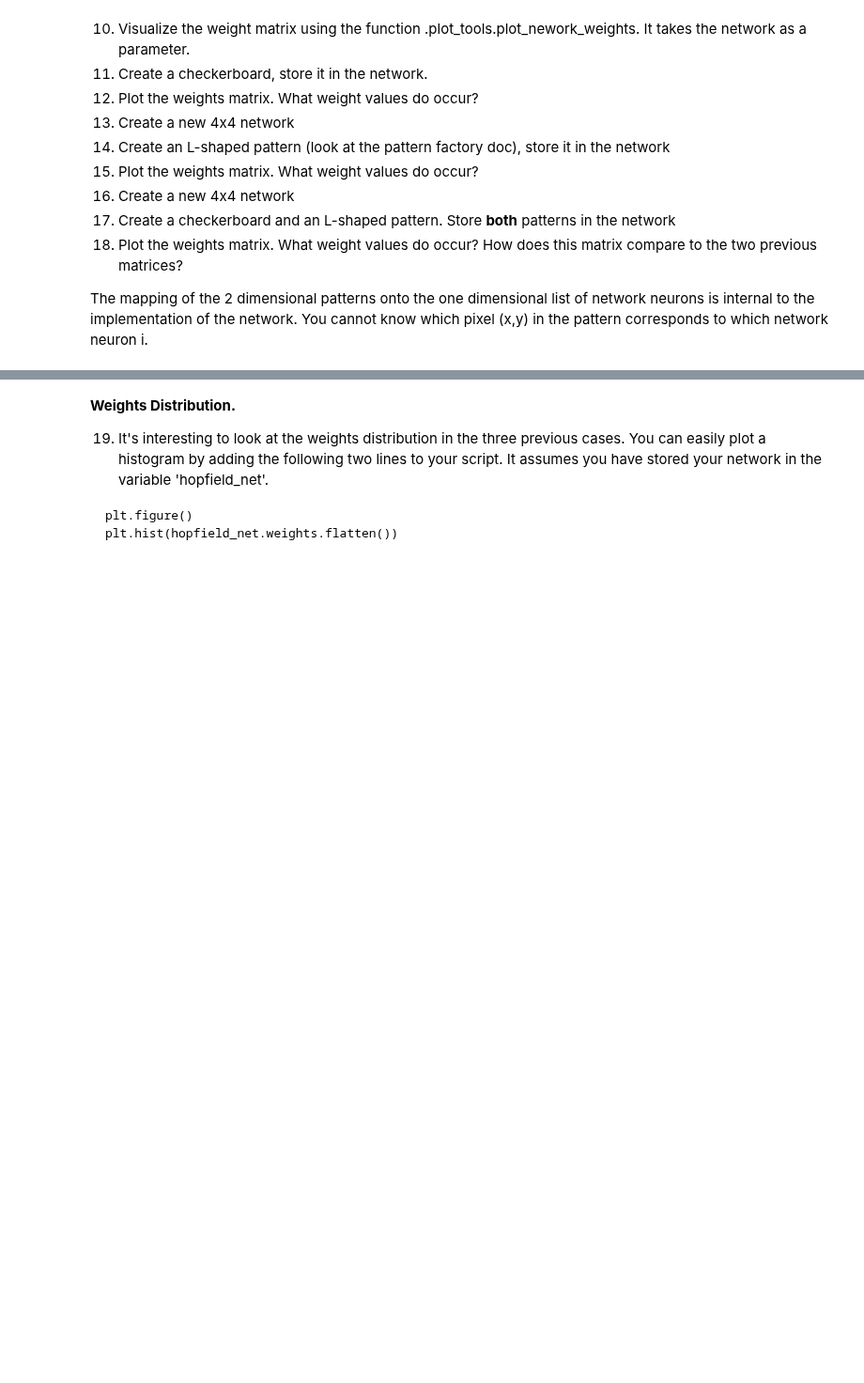
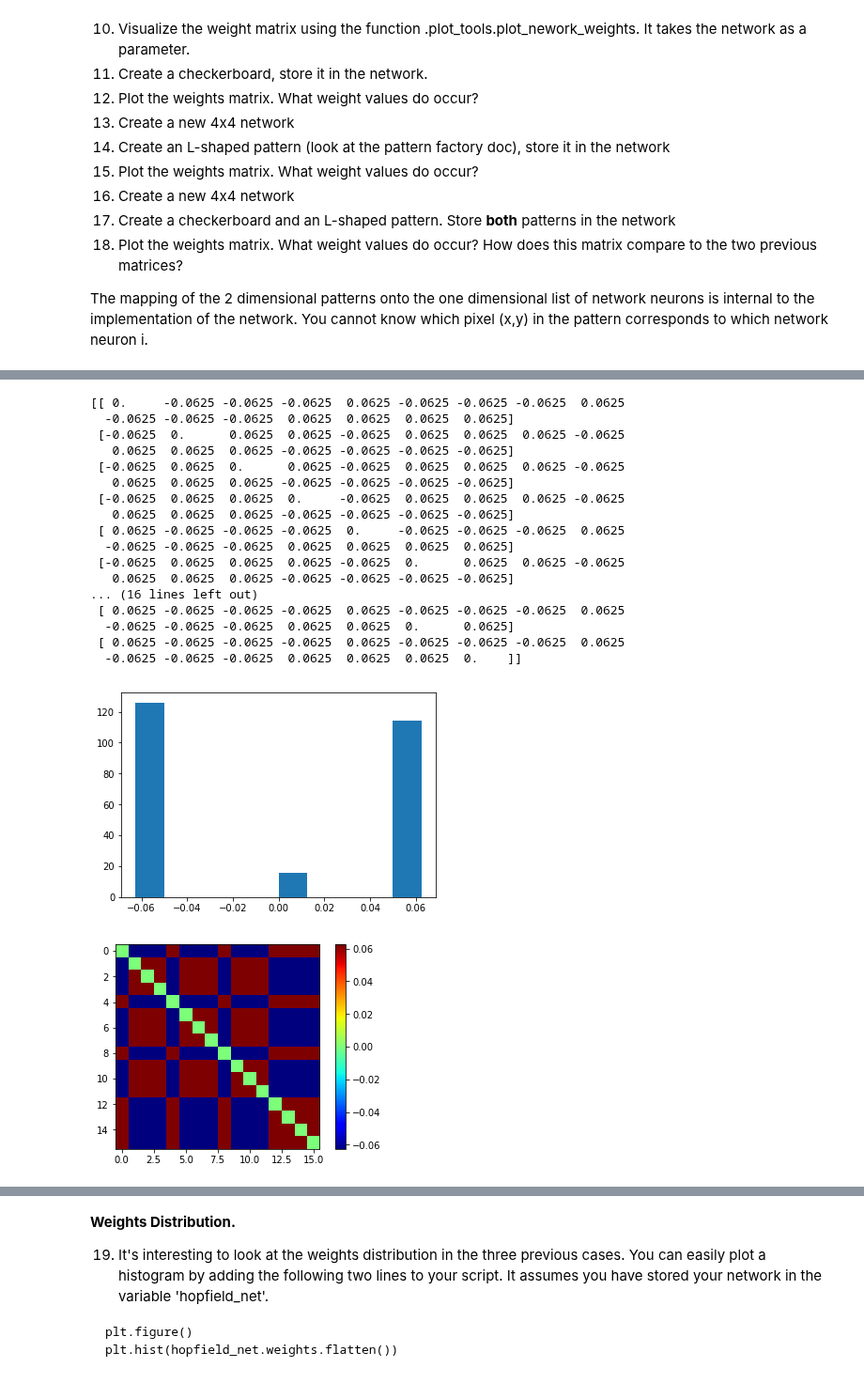
Before and after one commit to mackelab/msne-lsmlsda-2019, a Jupyter notebook: your-code/project1_NiLi/01_hopfield_network.ipynb, the cells around one changed output, grey strips where cells are left out. Shown at 94% size. Cells and saved outputs as stored; diff of their text form; code cells hidden in the pictures; blank space fills up the shorter version.

```diff
--- a/your-code/project1_NiLi/01_hopfield_network.ipynb
+++ b/your-code/project1_NiLi/01_hopfield_network.ipynb
@@ -172,0 +230,25 @@ The mapping of the 2 dimensional patterns onto the one dimensional list of netwo
+# %%
+#15.Plot the weights matrix. What weight values do occur?
+print(hopfield_net2.weights)
+plt.hist(hopfield_net2.weights.reshape((256, 1)))
+plot_tools.plot_nework_weights(hopfield_net2)
+# %% [output]
+[[ 0.     -0.0625 -0.0625 -0.0625  0.0625 -0.0625 -0.0625 -0.0625  0.0625
+  -0.0625 -0.0625 -0.0625  0.0625  0.0625  0.0625  0.0625]
+ [-0.0625  0.      0.0625  0.0625 -0.0625  0.0625  0.0625  0.0625 -0.0625
+   0.0625  0.0625  0.0625 -0.0625 -0.0625 -0.0625 -0.0625]
+ [-0.0625  0.0625  0.      0.0625 -0.0625  0.0625  0.0625  0.0625 -0.0625
+   0.0625  0.0625  0.0625 -0.0625 -0.0625 -0.0625 -0.0625]
+ [-0.0625  0.0625  0.0625  0.     -0.0625  0.0625  0.0625  0.0625 -0.0625
+   0.0625  0.0625  0.0625 -0.0625 -0.0625 -0.0625 -0.0625]
+ [ 0.0625 -0.0625 -0.0625 -0.0625  0.     -0.0625 -0.0625 -0.0625  0.0625
+  -0.0625 -0.0625 -0.0625  0.0625  0.0625  0.0625  0.0625]
+ [-0.0625  0.0625  0.0625  0.0625 -0.0625  0.      0.0625  0.0625 -0.0625
+   0.0625  0.0625  0.0625 -0.0625 -0.0625 -0.0625 -0.0625]
+... (16 lines left out)
+ [ 0.0625 -0.0625 -0.0625 -0.0625  0.0625 -0.0625 -0.0625 -0.0625  0.0625
+  -0.0625 -0.0625 -0.0625  0.0625  0.0625  0.      0.0625]
+ [ 0.0625 -0.0625 -0.0625 -0.0625  0.0625 -0.0625 -0.0625 -0.0625  0.0625
+  -0.0625 -0.0625 -0.0625  0.0625  0.0625  0.0625  0.    ]]
+[figure, added]
+[figure, added]
```
Also changed, not shown: parts of 18 cells of this notebook.
